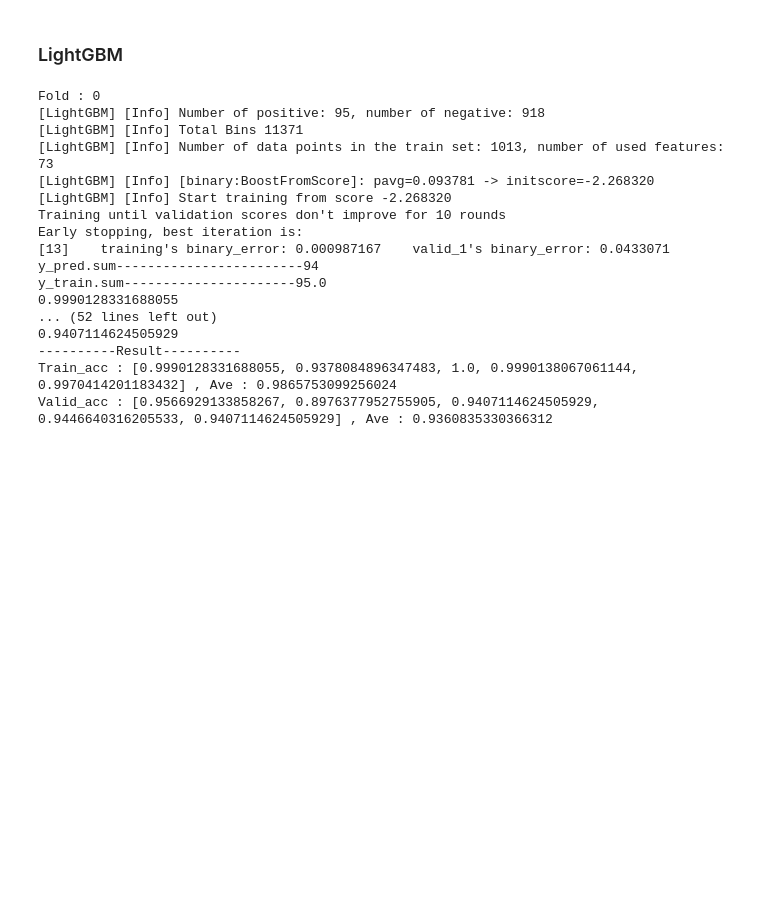
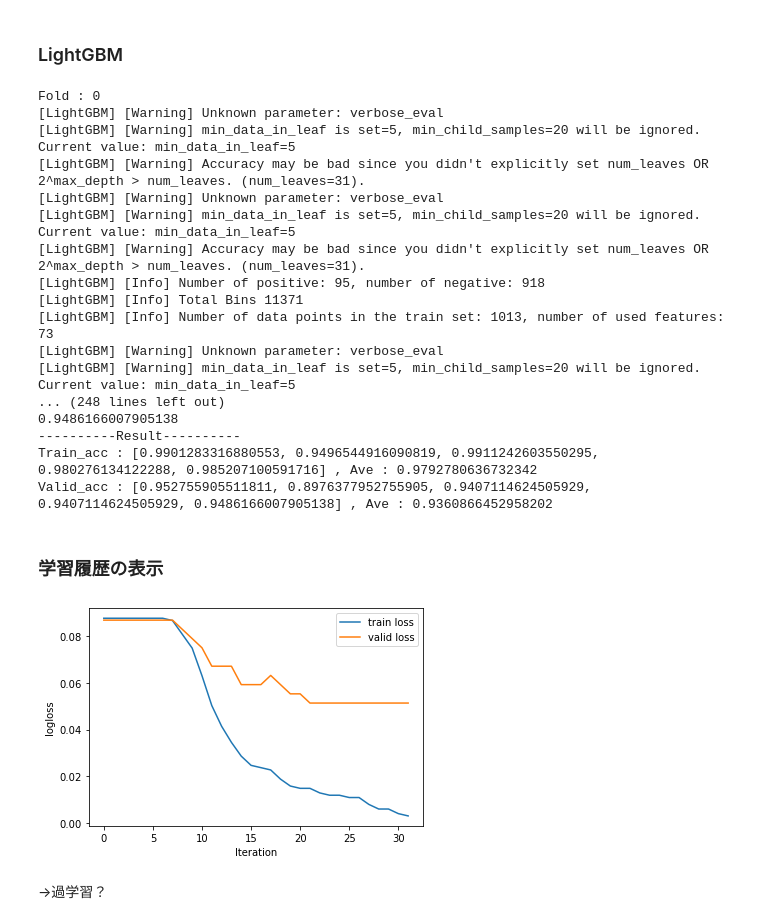
Before and after one commit to sakiiwaki/ozon, a Jupyter notebook: notebooks/ozon_3_lightGBM1.ipynb, the cells around one changed output. Saved outputs shown, nothing was run; the diff lists cells and outputs as text; code cells hidden in the pictures; blank space fills up the shorter version.

Commit message:
lightGBMのパラメータをいじってみた(うまくいかなかった)

```diff
--- a/notebooks/ozon_3_lightGBM1.ipynb
+++ b/notebooks/ozon_3_lightGBM1.ipynb
@@ -133,15 +135,22 @@ cv = KFold(n_splits=5, random_state=0, shuffle=True)
 train_acc_list = []
 val_acc_list = []
 models = []
+lgb_results = {}   # 学習の履歴を入れる入物
 
 # ハイパーパラメータを定義
 lgb_params = {
-    "objective":"binary",
-    "metric": "binary_error",
+    "objective":"binary",      #目的：二値分類
+    "metric": "binary_error",  #評価指標 : 不正解率(1 - 正解率)
     "force_row_wise" : True,
     "seed" : 0,
-    'learning_rate': 0.1,
-    'min_data_in_leaf': 5
+    'learning_rate': 0.07,
+    'min_data_in_leaf': 5,
+    # "reg_lambda": .1,
+     # "reg_alpha": .1,
+    "early_stopping_rounds": 50,
+    "verbose_eval": 200,
+    "max_depth": 5,
+    "min_child_samples": 20,
     }
 
 # indexをDateから普通のindexに直す(kholdが使えないため)、日付は消す
@@ -159,8 +168,13 @@ for i ,(trn_index, val_index) in enumerate(cv.split(train_df, y)):
     lgb_train = lgb.Dataset(X_train, y_train)
     lgb_valid = lgb.Dataset(X_val, y_val)
 
-    model = lgb.train(params = lgb_params, train_set = lgb_train, valid_sets = [lgb_train, lgb_valid], callbacks=[lgb.log_evaluation(period=100), lgb.early_stopping(10)],
-                     )
+    model = lgb.train(
+        params = lgb_params,         # ハイパーパラメータをセット
+        train_set = lgb_train,       # 訓練データを訓練用にセット
+        valid_sets = [lgb_train, lgb_valid],   # 訓練データとテストデータをセット
+        valid_names=['Train', 'Valid'],    # データセットの名前をそれぞれ設定
+        callbacks=[lgb.log_evaluation(period=100),lgb.early_stopping(10), lgb.record_evaluation(lgb_results)], # アウトプット
+    )
 
     y_pred = model.predict(X_train)
     print(f'y_pred.sum------------------------{np.where(y_pred>=0.5, 1, 0).sum()}')
@@ -186,22 +200,43 @@ print(f'Train_acc : {train_acc_list} , Ave : {np.mean(train_acc_list)}')
 print(f'Valid_acc : {val_acc_list} , Ave : {np.mean(val_acc_list)}')
 # %% [output]
 Fold : 0
+[LightGBM] [Warning] Unknown parameter: verbose_eval
+[LightGBM] [Warning] min_data_in_leaf is set=5, min_child_samples=20 will be ignored. Current value: min_data_in_leaf=5
+[LightGBM] [Warning] Accuracy may be bad since you didn't explicitly set num_leaves OR 2^max_depth > num_leaves. (num_leaves=31).
+[LightGBM] [Warning] Unknown parameter: verbose_eval
+[LightGBM] [Warning] min_data_in_leaf is set=5, min_child_samples=20 will be ignored. Current value: min_data_in_leaf=5
+[LightGBM] [Warning] Accuracy may be bad since you didn't explicitly set num_leaves OR 2^max_depth > num_leaves. (num_leaves=31).
 [LightGBM] [Info] Number of positive: 95, number of negative: 918
 [LightGBM] [Info] Total Bins 11371
 [LightGBM] [Info] Number of data points in the train set: 1013, number of used features: 73
-[LightGBM] [Info] [binary:BoostFromScore]: pavg=0.093781 -> initscore=-2.268320
-[LightGBM] [Info] Start training from score -2.268320
-Training until validation scores don't improve for 10 rounds
-Early stopping, best iteration is:
-[13]    training's binary_error: 0.000987167    valid_1's binary_error: 0.0433071
-y_pred.sum------------------------94
-y_train.sum----------------------95.0
-0.9990128331688055
-... (52 lines left out)
-0.9407114624505929
+[LightGBM] [Warning] Unknown parameter: verbose_eval
+[LightGBM] [Warning] min_data_in_leaf is set=5, min_child_samples=20 will be ignored. Current value: min_data_in_leaf=5
+... (248 lines left out)
+0.9486166007905138
 ----------Result----------
-Train_acc : [0.9990128331688055, 0.9378084896347483, 1.0, 0.9990138067061144, 0.9970414201183432] , Ave : 0.9865753099256024
-Valid_acc : [0.9566929133858267, 0.8976377952755905, 0.9407114624505929, 0.9446640316205533, 0.9407114624505929] , Ave : 0.9360835330366312
+Train_acc : [0.9901283316880553, 0.9496544916090819, 0.9911242603550295, 0.980276134122288, 0.985207100591716] , Ave : 0.9792780636732342
+Valid_acc : [0.952755905511811, 0.8976377952755905, 0.9407114624505929, 0.9407114624505929, 0.9486166007905138] , Ave : 0.9360866452958202
+# %% [markdown]
+### 学習履歴の表示
+# %%
+loss_train = lgb_results['Train']['binary_error']
+loss_valid = lgb_results['Valid']['binary_error']
+
+fig = plt.figure()
+ax1 = fig.add_subplot(111)
+
+ax1.set_xlabel('Iteration')
+ax1.set_ylabel('logloss')
+
+ax1.plot(loss_train, label='train loss')
+ax1.plot(loss_valid, label='valid loss')
+
+plt.legend()
+plt.show()
+# %% [output]
+[figure, added]
+# %% [markdown]
+→過学習？
 # %%
 # モデルを用いてテストデータを予測
 test_pred = np.zeros((len(test_df), 5))
```
Also changed, not shown: parts of 3 cells of this notebook, 3 other files.
